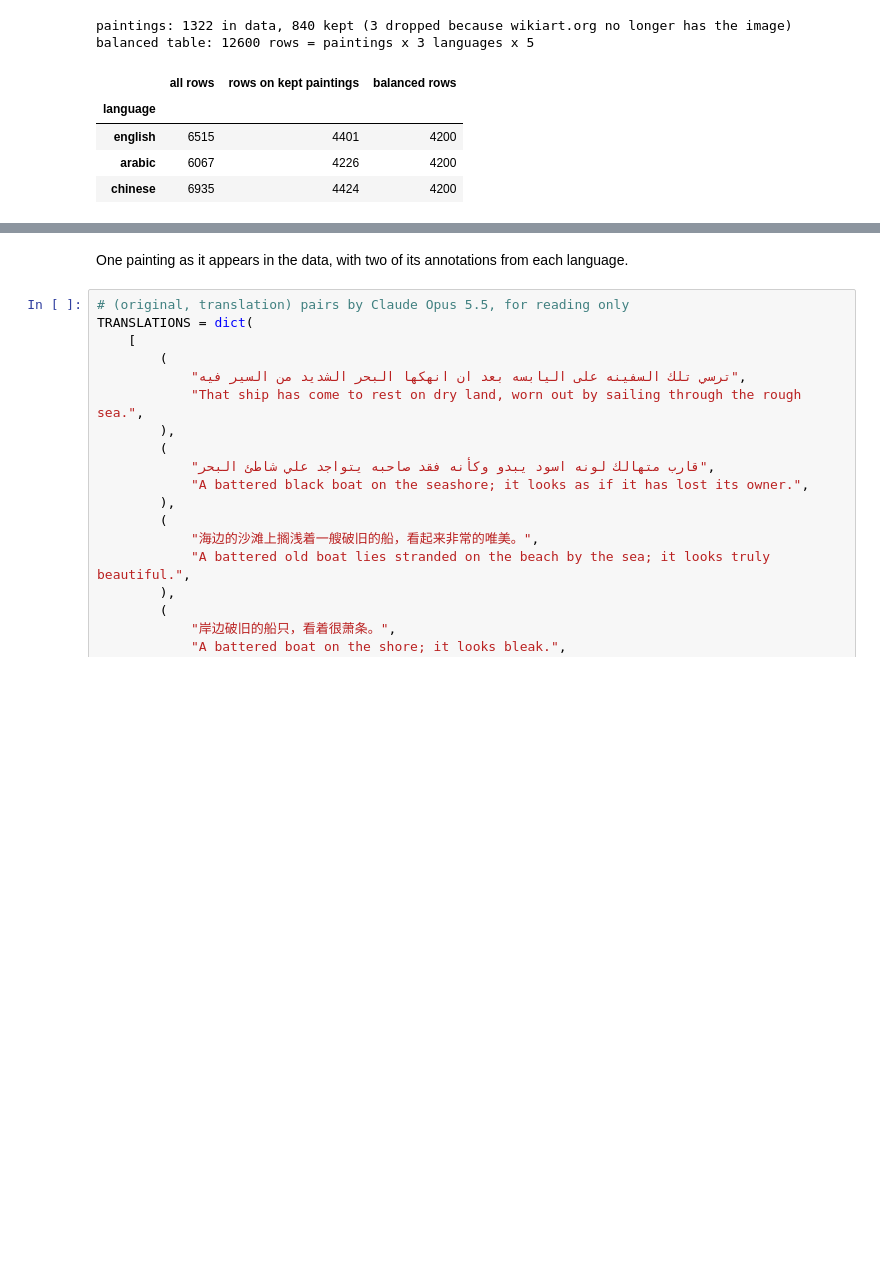
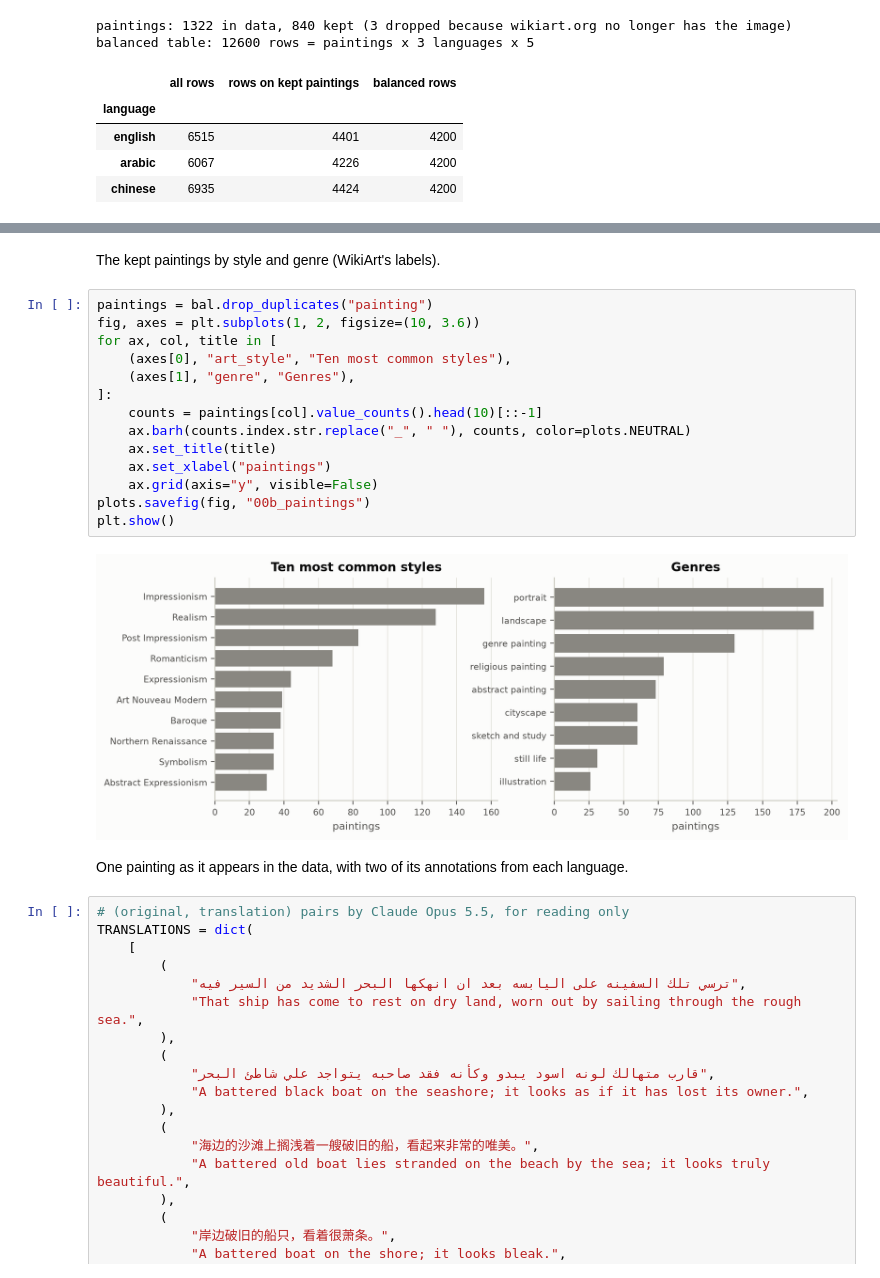
Before and after one commit to machinic-hetarchy/HCML-CBM, a Jupyter notebook: notebooks/01_tuesday_poc.ipynb, the cells around one changed output, grey strips where cells are left out. Saved outputs shown, nothing was run; the diff lists cells and outputs as text; blank space fills up the shorter version.

```diff
--- a/notebooks/01_tuesday_poc.ipynb
+++ b/notebooks/01_tuesday_poc.ipynb
@@ -135,3 +186,21 @@ balanced table: 12600 rows = paintings x 3 languages x 5
+# %% [markdown]
+The kept paintings by style and genre (WikiArt's labels).
+# %%
+paintings = bal.drop_duplicates("painting")
+fig, axes = plt.subplots(1, 2, figsize=(10, 3.6))
+for ax, col, title in [
+    (axes[0], "art_style", "Ten most common styles"),
+    (axes[1], "genre", "Genres"),
+]:
+    counts = paintings[col].value_counts().head(10)[::-1]
+    ax.barh(counts.index.str.replace("_", " "), counts, color=plots.NEUTRAL)
+    ax.set_title(title)
+    ax.set_xlabel("paintings")
+    ax.grid(axis="y", visible=False)
+plots.savefig(fig, "00b_paintings")
+plt.show()
+# %% [output]
+[figure, added]
 # %% [markdown]
 One painting as it appears in the data, with two of its annotations from each language.
 # %%
```
Also changed, not shown: parts of 17 cells of this notebook, 4 other files.
